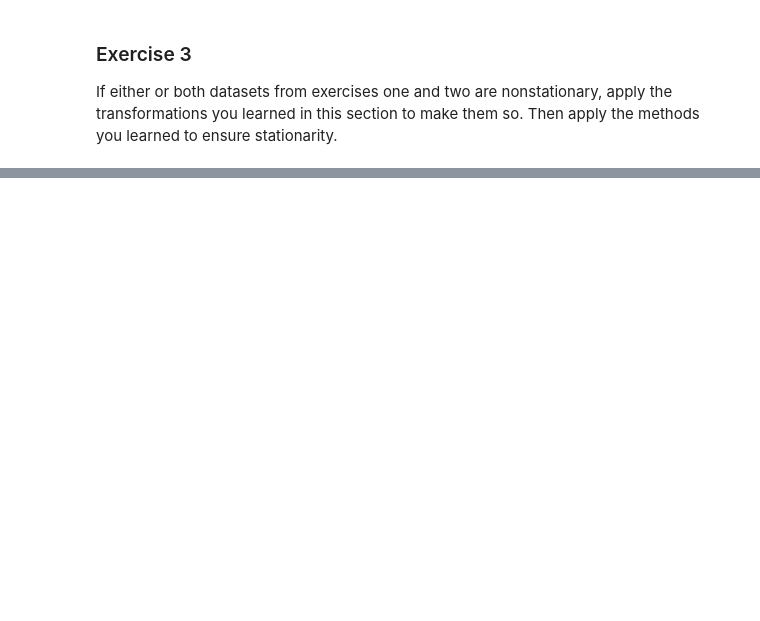
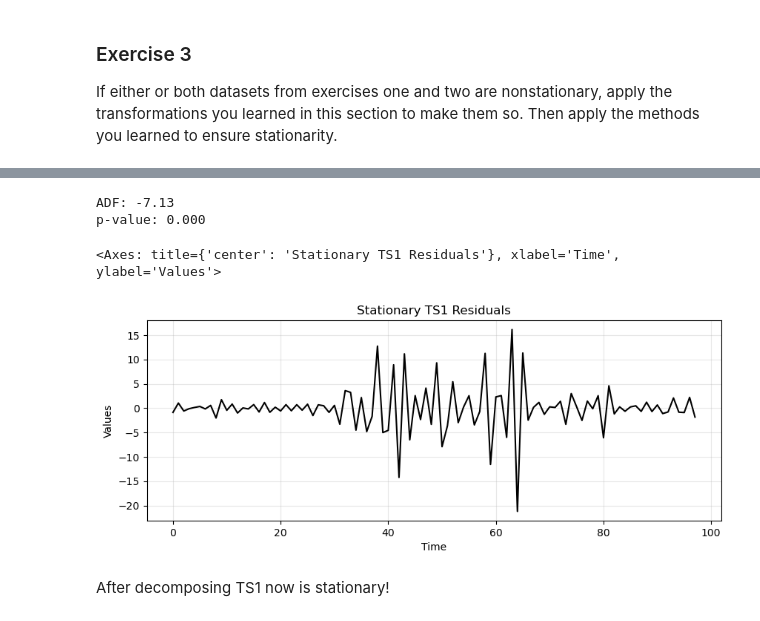
Before and after one commit to jjastrz14/python-time-series-handbook, a Jupyter notebook: notebooks/02/stationarity.ipynb, the cells around one changed output, grey strips where cells are left out. Drawn from its saved outputs; the diff is of its cells as text; code cells hidden in the pictures; blank space fills up the shorter version.

```diff
--- a/notebooks/02/stationarity.ipynb
+++ b/notebooks/02/stationarity.ipynb
@@ -936,0 +1041,6 @@ If either or both datasets from exercises one and two are nonstationary, apply t
+# %%
+# Transform the first time series we substract trend and seasonality
+ss_decomposition = seasonal_decompose(x=stationarity_ts1, model='additive', period=3)
+est_trend = ss_decomposition.trend
+est_seasonal = ss_decomposition.seasonal
+est_residual = ss_decomposition.resid
@@ -936,0 +1067,14 @@ If either or both datasets from exercises one and two are nonstationary, apply t
+# %%
+adf_after, pvalue_after, _, _, _, _ = adfuller(est_residual[1:-1])
+print(f"ADF: {adf_after:.2f}")
+print(f"p-value: {pvalue_after:.3f}")
+# %% [output]
+ADF: -7.13
+p-value: 0.000
+# %%
+run_sequence_plot(np.arange(len(est_residual[1:-1])), est_residual[1:-1], title="Stationary TS1 Residuals")
+# %% [output]
+<Axes: title={'center': 'Stationary TS1 Residuals'}, xlabel='Time', ylabel='Values'>
+[figure, added]
+# %% [markdown]
+After decomposing TS1 now is stationary!
```
Also changed, not shown: parts of 18 cells of this notebook, 1 other file.
